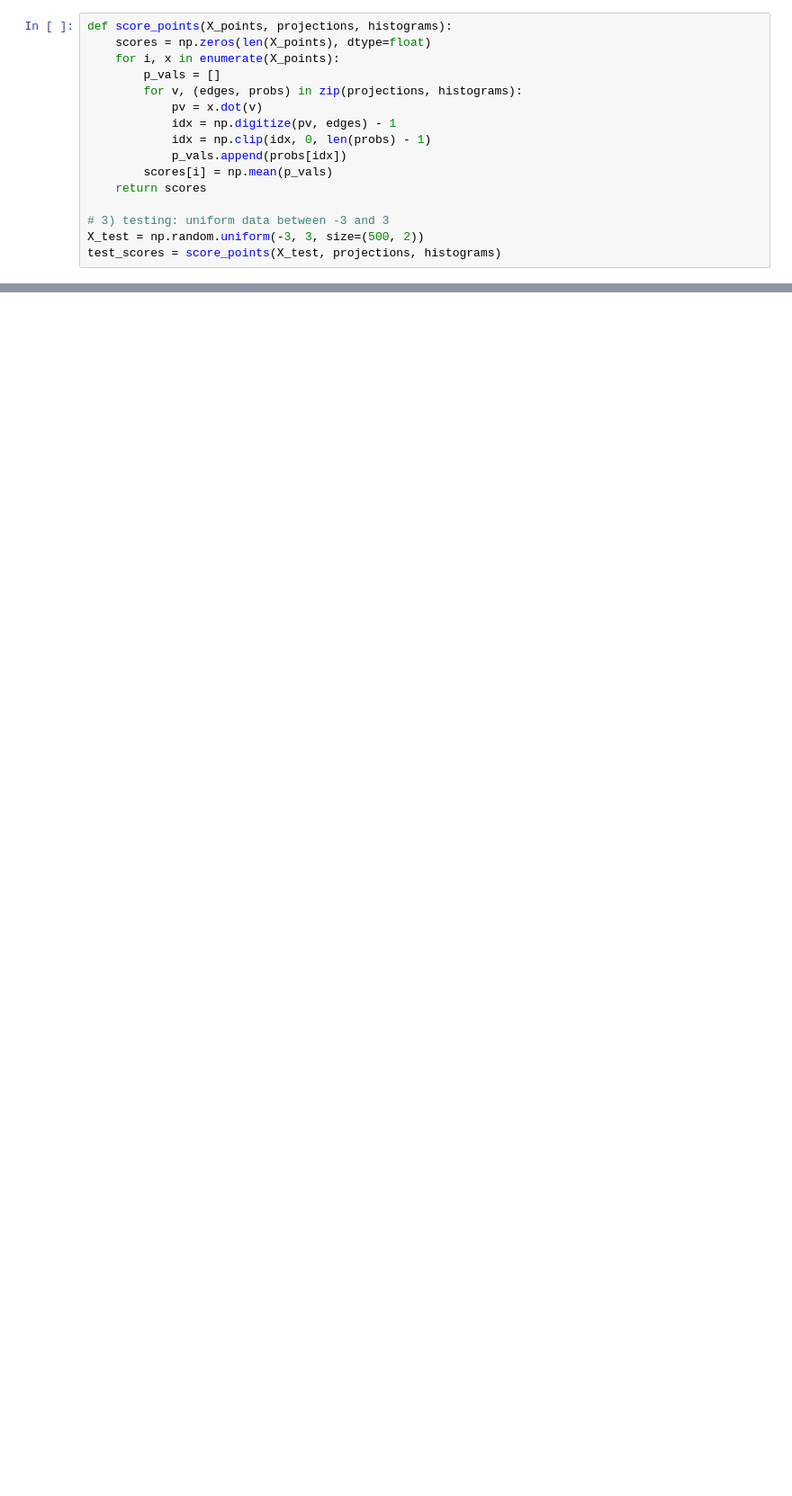
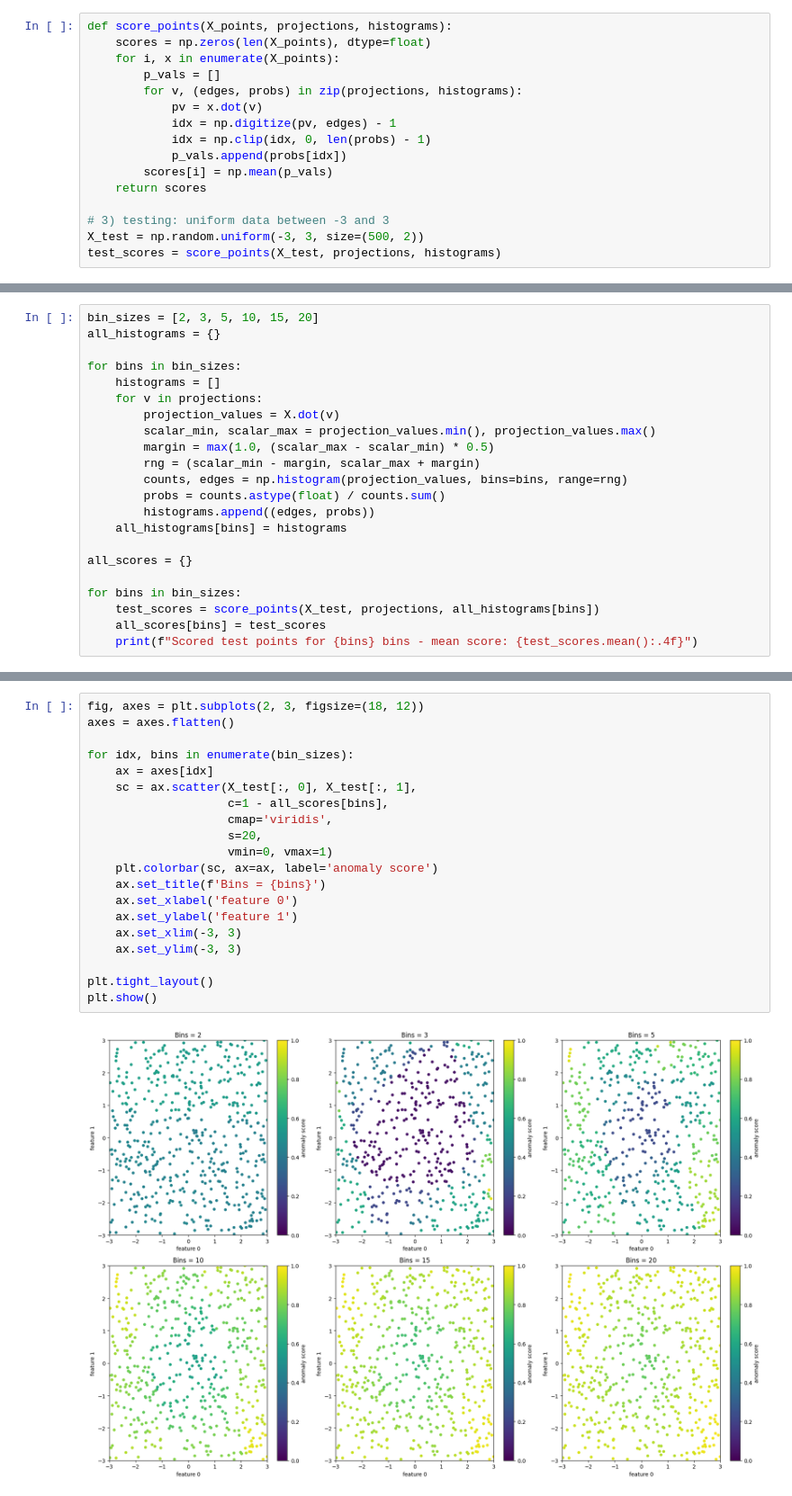
Before and after one commit to stoianraresstefan/Anomaly-Detection, a Jupyter notebook: lab3/ex1.ipynb, the cells around one changed output, grey strips where cells are left out. Shown at 90% size. Drawn from its saved outputs; the diff is of its cells as text; blank space fills up the shorter version.

```diff
--- a/lab3/ex1.ipynb
+++ b/lab3/ex1.ipynb
@@ -62,0 +63,22 @@ plt.show()
+# %%
+bin_sizes = [2, 3, 5, 10, 15, 20]
+all_histograms = {}
+
+for bins in bin_sizes:
+    histograms = []
+    for v in projections:
+        projection_values = X.dot(v)
+        scalar_min, scalar_max = projection_values.min(), projection_values.max()
+        margin = max(1.0, (scalar_max - scalar_min) * 0.5)
+        rng = (scalar_min - margin, scalar_max + margin)
+        counts, edges = np.histogram(projection_values, bins=bins, range=rng)
+        probs = counts.astype(float) / counts.sum()
+        histograms.append((edges, probs))
+    all_histograms[bins] = histograms
+
+all_scores = {}
+
+for bins in bin_sizes:
+    test_scores = score_points(X_test, projections, all_histograms[bins])
+    all_scores[bins] = test_scores
+    print(f"Scored test points for {bins} bins - mean score: {test_scores.mean():.4f}")
@@ -62,0 +92,22 @@ plt.show()
+# %%
+fig, axes = plt.subplots(2, 3, figsize=(18, 12))
+axes = axes.flatten()
+
+for idx, bins in enumerate(bin_sizes):
+    ax = axes[idx]
+    sc = ax.scatter(X_test[:, 0], X_test[:, 1],
+                    c=1 - all_scores[bins],
+                    cmap='viridis',
+                    s=20,
+                    vmin=0, vmax=1)
+    plt.colorbar(sc, ax=ax, label='anomaly score')
+    ax.set_title(f'Bins = {bins}')
+    ax.set_xlabel('feature 0')
+    ax.set_ylabel('feature 1')
+    ax.set_xlim(-3, 3)
+    ax.set_ylim(-3, 3)
+
+plt.tight_layout()
+plt.show()
+# %% [output]
+[figure, added]
```
Also changed, not shown: parts of 4 cells of this notebook, 4 other files.
